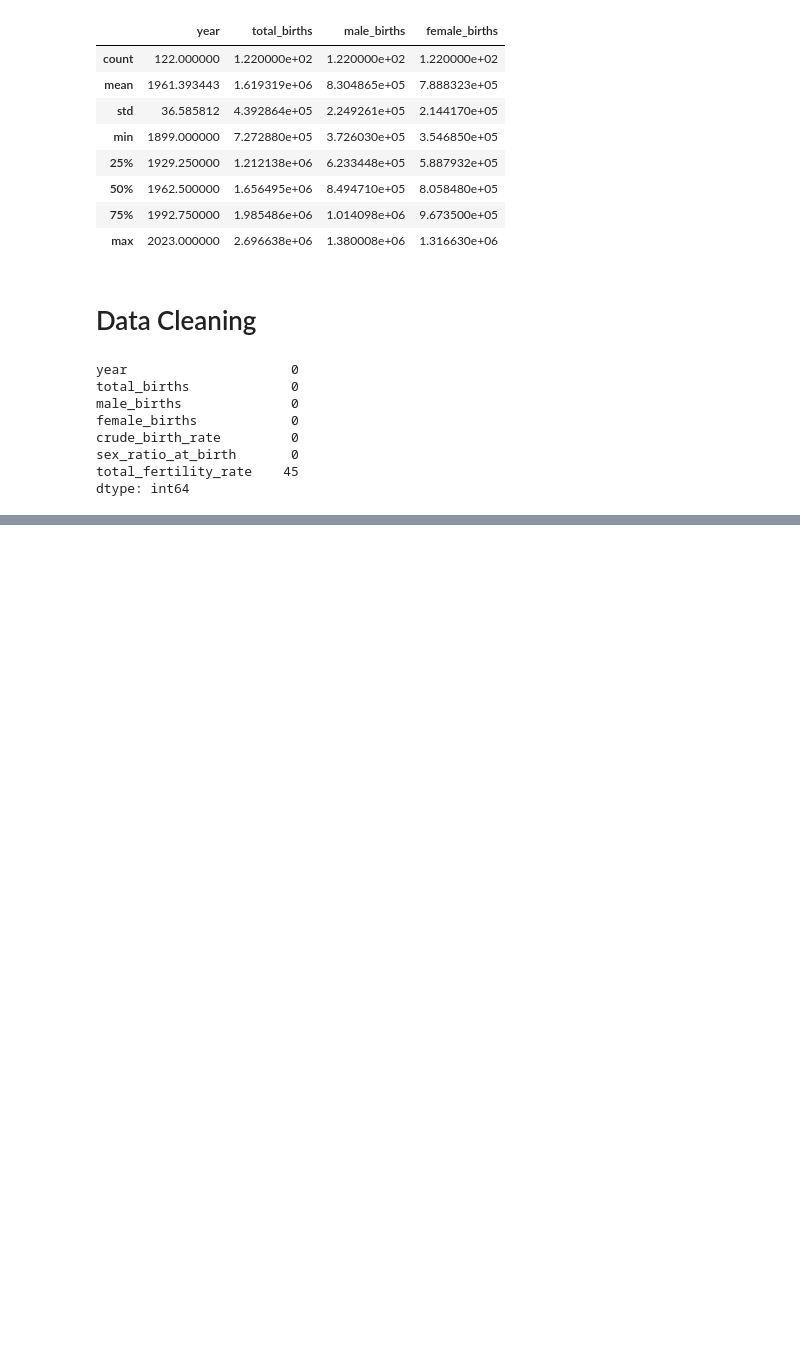
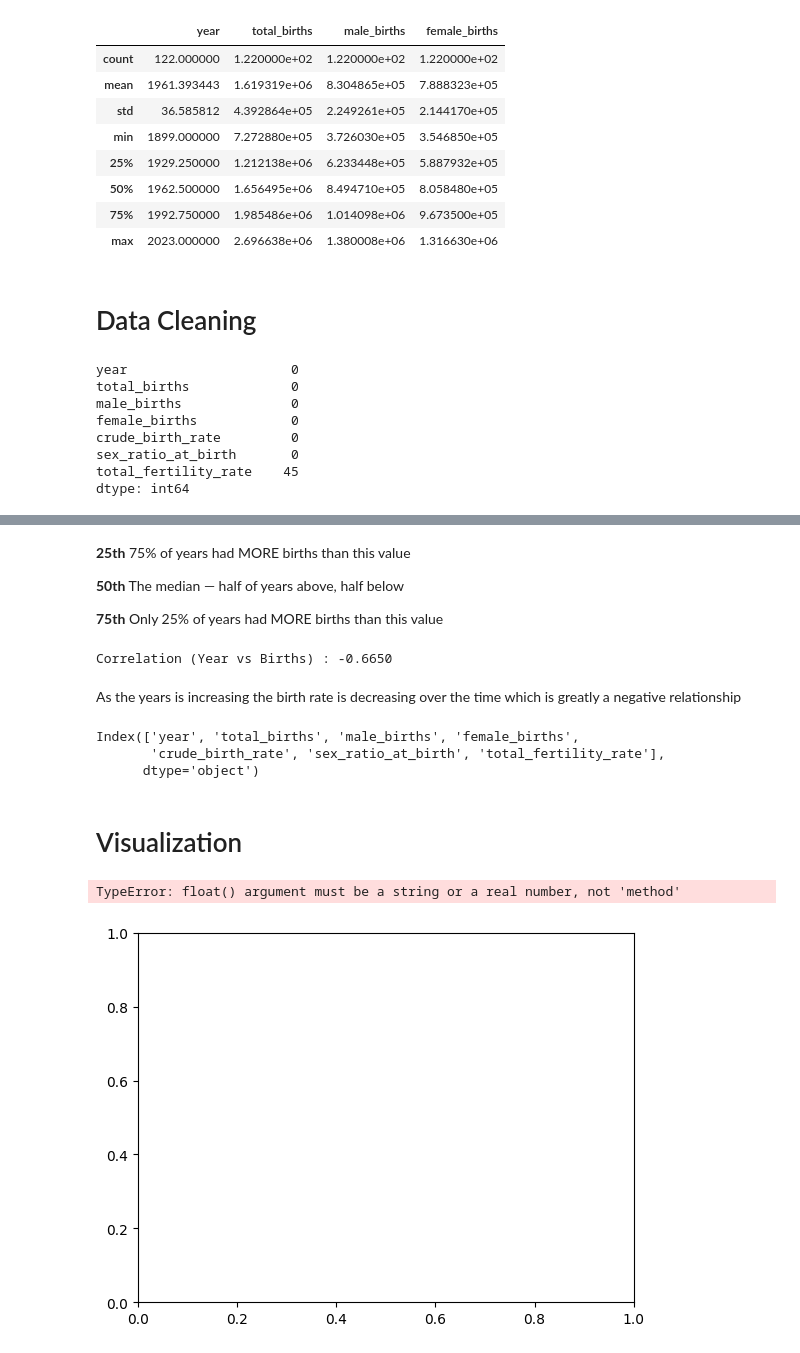
Before and after one commit to suzzzel5/Japan-Birth-Statistics-1899-2023-, a Jupyter notebook: notebooks/01_data_exploration.ipynb, the cells around one changed output, grey strips where cells are left out. Cells and saved outputs as stored; diff of their text form; code cells hidden in the pictures; blank space fills up the shorter version.

```diff
--- a/notebooks/01_data_exploration.ipynb
+++ b/notebooks/01_data_exploration.ipynb
@@ -76,0 +153,39 @@ dtype: int64
+# %% [markdown]
+**25th**  75% of years had MORE births than this value
+
+**50th**  The median — half of years above, half below
+
+**75th**  Only 25% of years had MORE births than this value
+# %%
+# Correaltion to know how strongly births are declining as year go on
+
+corr = np.corrcoef(years, births)[0, 1] #  When years increase, do births increase or decrease?
+print(f'Correlation (Year vs Births) : {corr:.4f}')
+# %% [output]
+Correlation (Year vs Births) : -0.6650
+# %% [markdown]
+As the years is increasing the birth rate is decreasing over the time which is greatly a negative relationship
+# %%
+df.columns
+# %% [output]
+Index(['year', 'total_births', 'male_births', 'female_births',
+       'crude_birth_rate', 'sex_ratio_at_birth', 'total_fertility_rate'],
+      dtype='object')
+# %% [markdown]
+# Visualization
+# %%
+fig, ax = plt.subplots()
+
+# draw the line
+ax.plot(df['year'], df['total_births'], color='#e63946', linewidth=2)
+
+# labels
+ax.set_title('Japan — Total Births (1899–2023)')
+ax.set_xlabel('Year')
+ax.set_ylabel('Total Births')
+
+plt.tight_layout()
+plt.show()
+# %% [output]
+TypeError: float() argument must be a string or a real number, not 'method'
+[figure, added]
```
Also changed, not shown: parts of 10 cells of this notebook.
